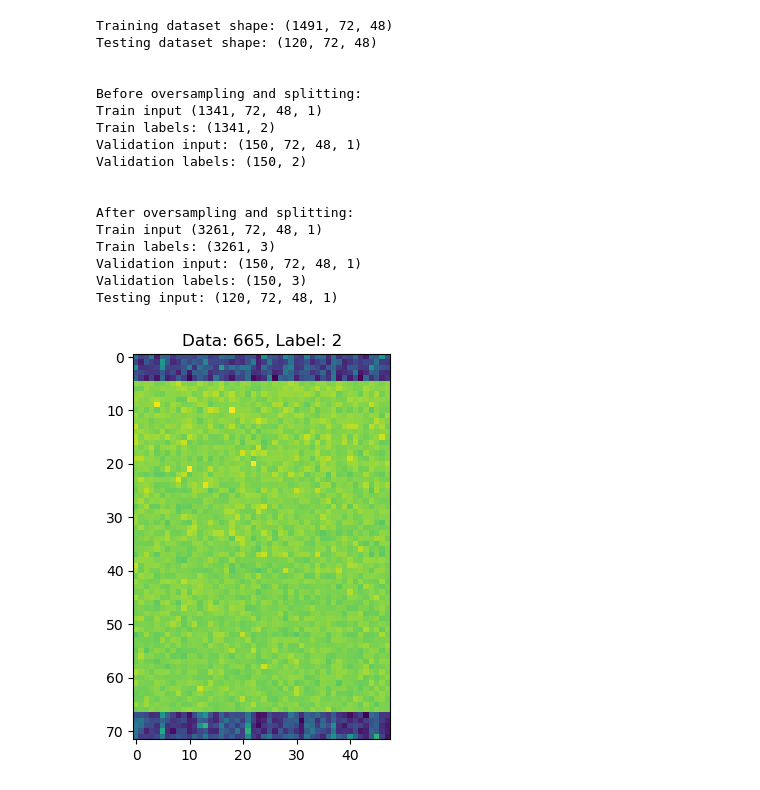
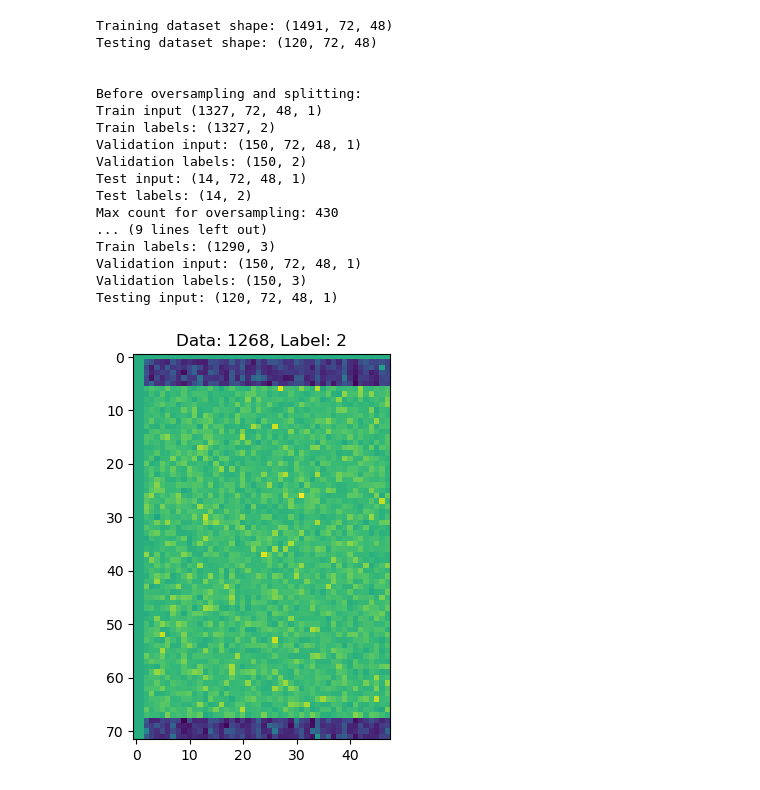
Before and after one commit to slavajda02/MLF-Project, a Jupyter notebook: testing.ipynb, the cells around one changed output. Drawn from its saved outputs; the diff is of its cells as text; code cells hidden in the pictures.

Commit message:
Added data shifting for oversampling

```diff
--- a/testing.ipynb
+++ b/testing.ipynb
@@ -70,12 +80,17 @@ def load_dataset(dir_path):
     training_dataset = np.array(training_dataset)
     testing_dataset = np.array(testing_dataset)
 
-    # Normalizes and reshapes the data
-    train_normalized = (training_dataset - training_dataset.min()) / (training_dataset.max() - training_dataset.min())
-    train_reshaped = train_normalized.reshape(-1, 72, 48, 1)
+    # Normalize the data with Z-score and reshape
+    train_mean = np.mean(training_dataset, axis=(1, 2), keepdims=True)
+    train_std = np.std(training_dataset, axis=(1, 2), keepdims=True)
+    training_dataset = (training_dataset - train_mean) / train_std
+    train_reshaped = training_dataset.reshape(-1, 72, 48, 1)
 
-    testing_normalized = (testing_dataset - testing_dataset.min()) / (testing_dataset.max() - testing_dataset.min())
-    testing_reshaped = testing_normalized.reshape(-1, 72, 48, 1)
+    # Normalize the test data with the same mean and std
+    test_mean = np.mean(testing_dataset, axis=(1, 2), keepdims=True)
+    test_std = np.std(testing_dataset, axis=(1, 2), keepdims=True)
+    testing_dataset = (testing_dataset - test_mean) / test_std
+    testing_reshaped = testing_dataset.reshape(-1, 72, 48, 1)
 
     print(f"Training dataset shape: {training_dataset.shape}")
     print(f"Testing dataset shape: {testing_dataset.shape}")
@@ -154,14 +223,22 @@ def oversample_synthetic(train_data, train_labels):
 
     return train, train_labels
 # %%
-train, test, train_labels, test_labels = load_dataset('Dataset/')
+train, evaluate, train_labels, evaluate_labels = load_dataset('Dataset/')
 
 # Split the dataset into training and validation sets to prevent overfitting
 train, val, train_labels, val_labels = train_test_split(
     train, train_labels, test_size=0.1, stratify=train_labels['target']
 )
+
 train_labels = train_labels.reset_index(drop=True)
 val_labels = val_labels.reset_index(drop=True)
+
+train, test, train_labels, test_labels = train_test_split(
+    train, train_labels, test_size=0.01, stratify=train_labels["target"]
+)
+
+train_labels = train_labels.reset_index(drop=True)
+test_labels = test_labels.reset_index(drop=True)
 
 print('\n')
 print('Before oversampling and splitting:')
@@ -169,12 +246,15 @@ print('Train input', train.shape)
 print('Train labels:', train_labels.shape)
 print('Validation input:', val.shape)
 print('Validation labels:', val_labels.shape)
+print('Test input:', test.shape)
+print('Test labels:', test_labels.shape)
 
 # Oversample training data
-train, train_labels = oversample_dataset(train, train_labels, noise=False)
+train, train_labels = oversample_dataset(train, train_labels, noise=False, ratio=0.4, shiftData=True)
 
 # Remove the ID column
 val_labels = val_labels.drop(columns=['ID'])
+test_labels = test_labels.drop(columns=['ID'])
 
 # Convert labels to int
 train_labels['target'] = train_labels['target'].astype(int)
@@ -185,44 +265,45 @@ train = train[permutation]
 train_labels = train_labels.iloc[permutation].reset_index(drop=True)
 
 # Convert labels to one-hot encoding
-all_classes = sorted(set(train_labels['target']).union(set(test_labels['target'])))
+all_classes = sorted(set(train_labels['target']).union(set(evaluate_labels['target'])))
 train_labels_coded = pd.get_dummies(train_labels['target']).reindex(columns=all_classes, fill_value=False)
 val_labels_coded = pd.get_dummies(val_labels['target']).reindex(columns=all_classes, fill_value=False)
+test_labels_coded = pd.get_dummies(test_labels['target']).reindex(columns=all_classes, fill_value=False)
 
 # Print shapes of the datasets
 print('\n')
 print('After oversampling and splitting:')
 print('Train input', train.shape)
 print('Train labels:', train_labels_coded.shape)
 print('Validation input:', val.shape)
 print('Validation labels:', val_labels_coded.shape)
-print('Testing input:', test.shape)
+print('Testing input:', evaluate.shape)
 
 # Display a random entry from the training dataset
 plt.figure(figsize=(5, 5))
 random_entry = np.random.randint(0, len(train))
 plt.imshow(train[np.random.randint(0, len(train))].reshape(72, 48))
 plt.title(f"Data: {random_entry}, Label: {train_labels.iloc[random_entry]['target']}")
 plt.show()
 # %% [output]
 Training dataset shape: (1491, 72, 48)
 Testing dataset shape: (120, 72, 48)
 
 
 Before oversampling and splitting:
-Train input (1341, 72, 48, 1)
-Train labels: (1341, 2)
+Train input (1327, 72, 48, 1)
+Train labels: (1327, 2)
 Validation input: (150, 72, 48, 1)
 Validation labels: (150, 2)
-
-
-After oversampling and splitting:
-Train input (3261, 72, 48, 1)
-Train labels: (3261, 3)
+Test input: (14, 72, 48, 1)
+Test labels: (14, 2)
+Max count for oversampling: 430
+... (9 lines left out)
+Train labels: (1290, 3)
 Validation input: (150, 72, 48, 1)
 Validation labels: (150, 3)
 Testing input: (120, 72, 48, 1)
-[figure, old version]
+[figure, new version]
 # %%
 # Creating a model
 
```
Also changed, not shown: parts of 10 cells of this notebook, 10 other files.
